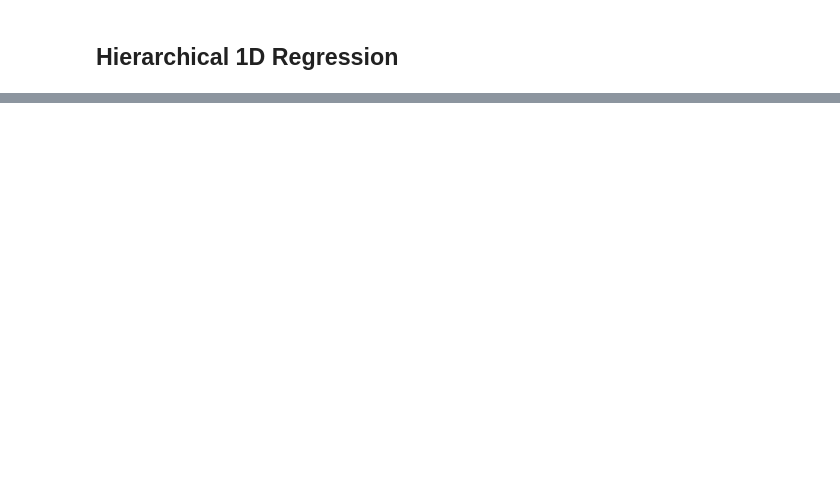
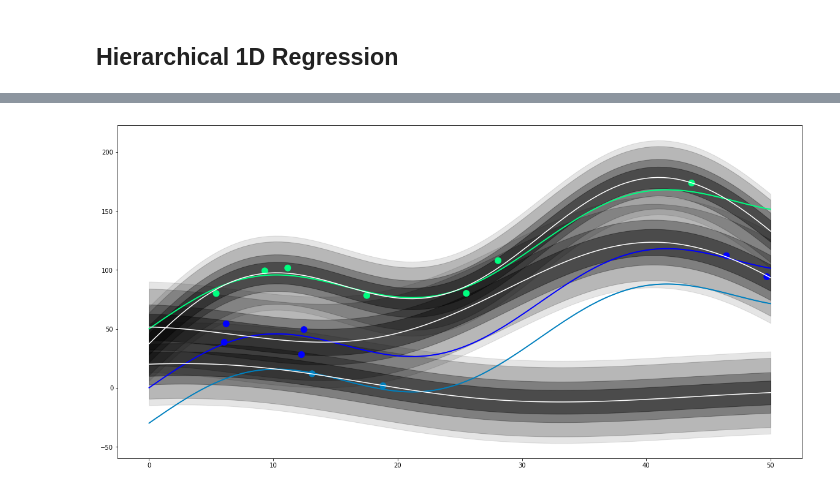
Before and after one commit to James-Montgomery/squidward, a Jupyter notebook: examples/Custom_Kernel_Examples.ipynb, the cells around one changed output, grey strips where cells are left out. Saved outputs shown, nothing was run; the diff lists cells and outputs as text; code cells hidden in the pictures; blank space fills up the shorter version.

```diff
--- a/examples/Custom_Kernel_Examples.ipynb
+++ b/examples/Custom_Kernel_Examples.ipynb
@@ -51,13 +49,25 @@ plt.show()
 # %%
+x = np.concatenate([bids_train.reshape(-1,1), auction_train.reshape(-1,1)], axis=1)
+y = profit_train
+
 means, vars = [], []
 kernel = kernels.rbf(100**2,15.0)
 for i in range(3):
     ind = ((i == x)).nonzero()[0]
     y_ = y[ind]
     x_ = x[ind,0]
-    model = gpr.gaussian_process(kernel=kernel,var_l=1**2,inv_method='solve')
+    model = gpr.gaussian_process(kernel=kernel,var_l=5.0**2,inv_method='solve')
     model.fit(x_,y_)
     x_test = np.linspace(0,50,100)
     mean, var = model.posterior_predict(x_test)
     means.append(mean)
     vars.append(vars)
+# %%
+plt.figure(figsize=(20,10))
+for i in range(3):
+    gp_viz.regression.plot_1d(x_test,means[i],var[i])
+plt.scatter(bids,profit,c=auction,cmap='winter',s=1)
+plt.scatter(bids_train,profit_train,c=auction_train,cmap='winter',s=100)
+plt.show()
+# %% [output]
+[figure, added]
```
Also changed, not shown: parts of 9 cells of this notebook, 13 other files.
